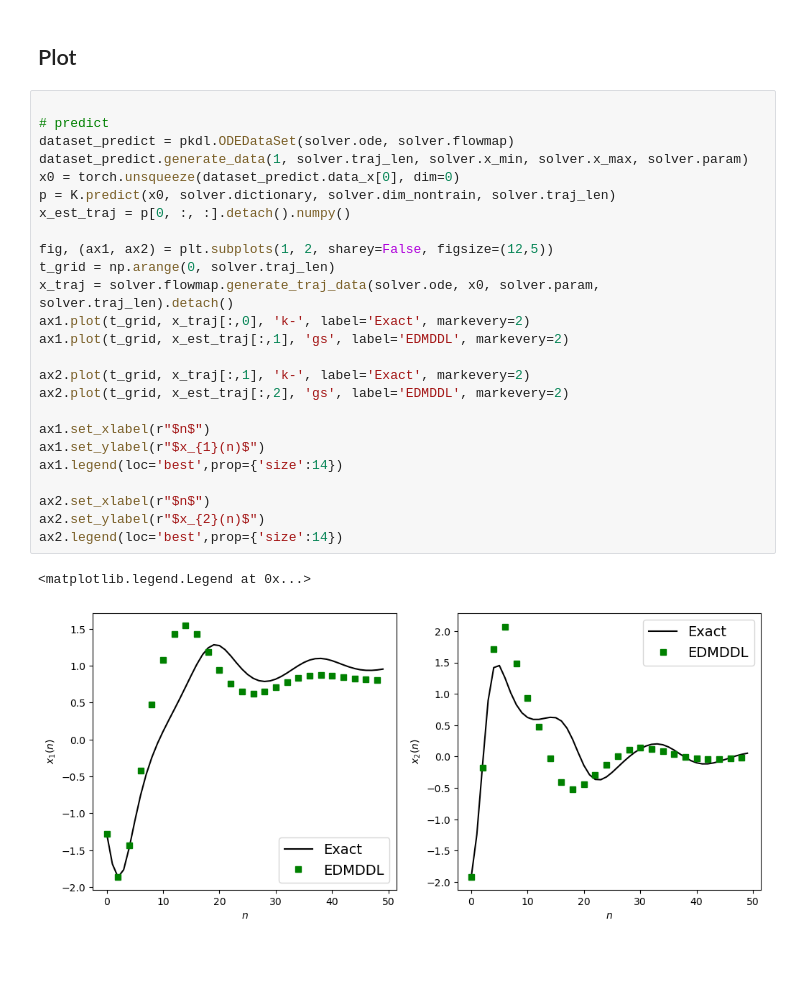
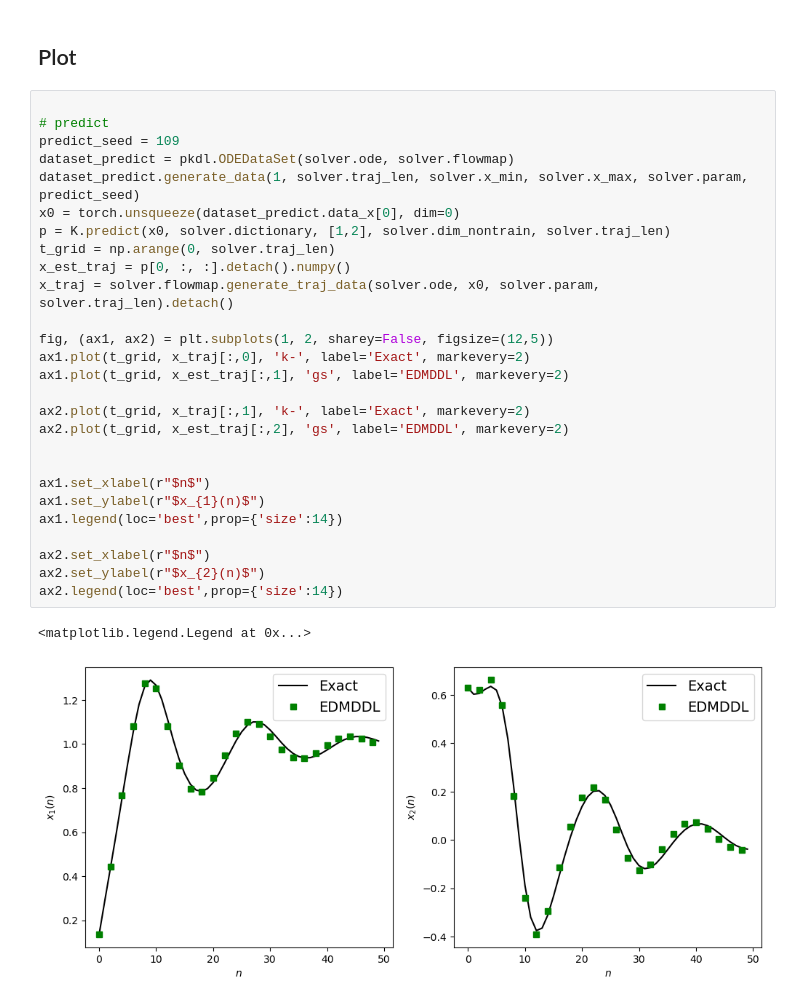
Before and after one commit to ReichtumQian/Para-Koopman-Learning, a Jupyter notebook: example/simple examples/EDMDDLDuffingOscillator.ipynb, the cells around one changed output. Drawn from its saved outputs; the diff is of its cells as text; blank space fills up the shorter version.

Commit message:
improve accuracy in prediction and update doc.

```diff
--- a/example/simple examples/EDMDDLDuffingOscillator.ipynb
+++ b/example/simple examples/EDMDDLDuffingOscillator.ipynb
@@ -18,28 +18,30 @@ CUDA is available. GPU is being used.
 # %%
 
 # predict
+predict_seed = 109
 dataset_predict = pkdl.ODEDataSet(solver.ode, solver.flowmap)
-dataset_predict.generate_data(1, solver.traj_len, solver.x_min, solver.x_max, solver.param)
+dataset_predict.generate_data(1, solver.traj_len, solver.x_min, solver.x_max, solver.param, predict_seed)
 x0 = torch.unsqueeze(dataset_predict.data_x[0], dim=0)
-p = K.predict(x0, solver.dictionary, solver.dim_nontrain, solver.traj_len)
+p = K.predict(x0, solver.dictionary, [1,2], solver.dim_nontrain, solver.traj_len)
+t_grid = np.arange(0, solver.traj_len)
 x_est_traj = p[0, :, :].detach().numpy()
+x_traj = solver.flowmap.generate_traj_data(solver.ode, x0, solver.param, solver.traj_len).detach()
 
 fig, (ax1, ax2) = plt.subplots(1, 2, sharey=False, figsize=(12,5))
-t_grid = np.arange(0, solver.traj_len)
-x_traj = solver.flowmap.generate_traj_data(solver.ode, x0, solver.param, solver.traj_len).detach()
 ax1.plot(t_grid, x_traj[:,0], 'k-', label='Exact', markevery=2)
 ax1.plot(t_grid, x_est_traj[:,1], 'gs', label='EDMDDL', markevery=2)
 
 ax2.plot(t_grid, x_traj[:,1], 'k-', label='Exact', markevery=2)
 ax2.plot(t_grid, x_est_traj[:,2], 'gs', label='EDMDDL', markevery=2)
+
 
 ax1.set_xlabel(r"$n$")
 ax1.set_ylabel(r"$x_{1}(n)$")
 ax1.legend(loc='best',prop={'size':14})
 
 ax2.set_xlabel(r"$n$")
 ax2.set_ylabel(r"$x_{2}(n)$")
 ax2.legend(loc='best',prop={'size':14})
 # %% [output]
 <matplotlib.legend.Legend at 0x...>
-[figure, old version]
+[figure, new version]
```
Also changed, not shown: 7 other files.
